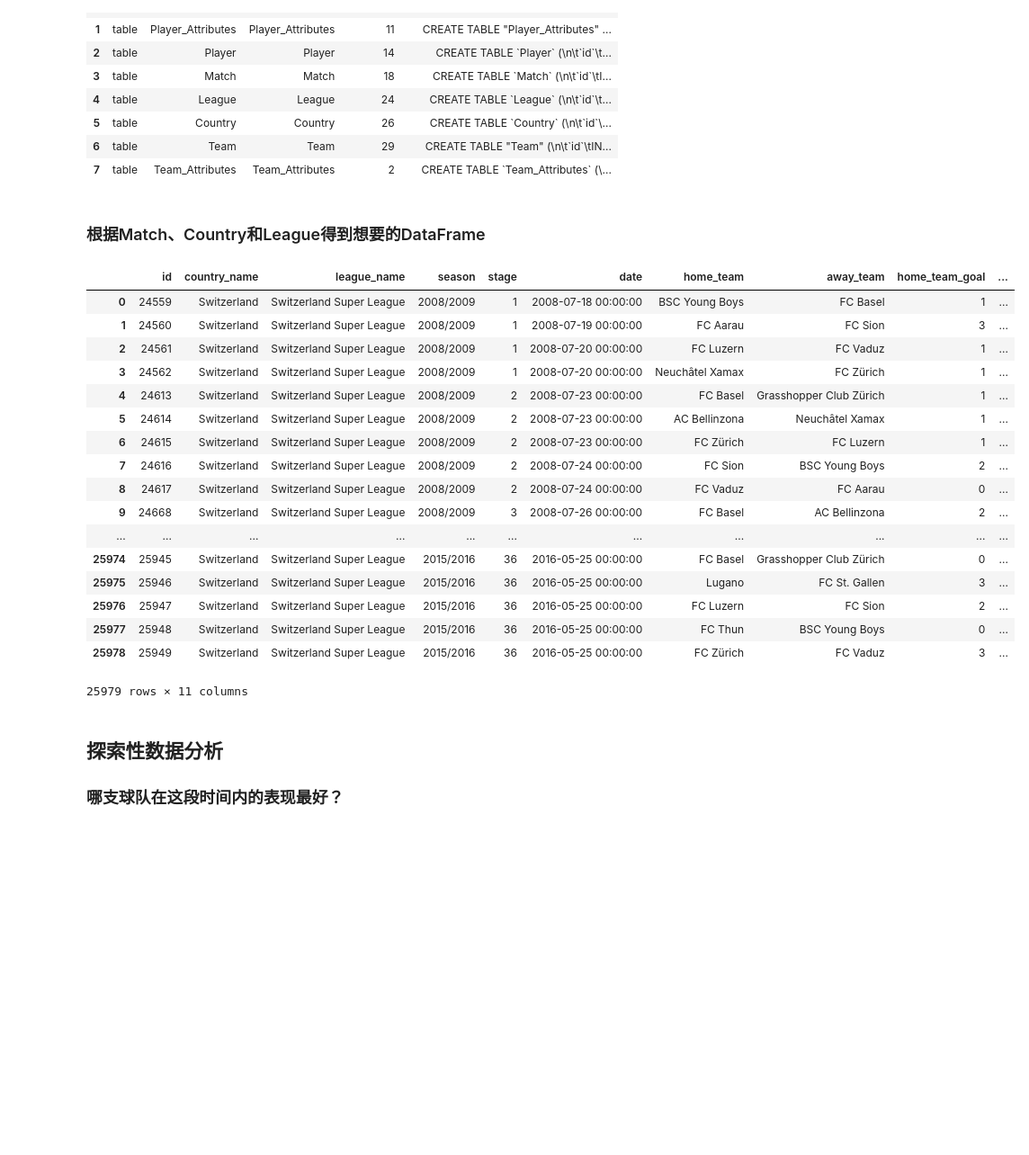
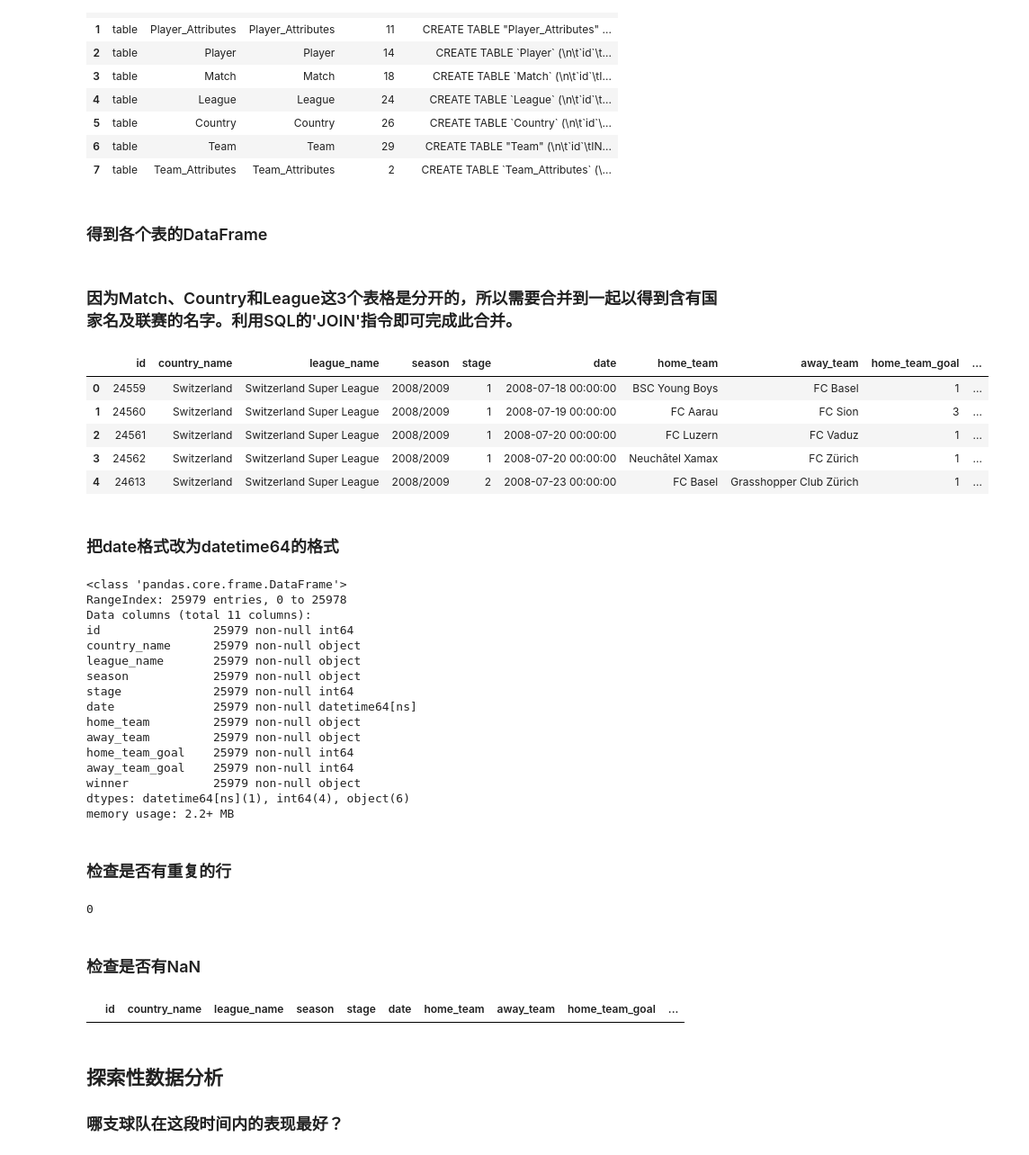
Before and after one commit to lixianyu/europe_soccer_investigate, a Jupyter notebook: europe_soccer.ipynb, the cells around one changed output. Shown: that part at 90% size. Cells and saved outputs as stored; diff of their text form; code cells hidden in the pictures; blank space fills up the shorter version.

```diff
--- a/europe_soccer.ipynb
+++ b/europe_soccer.ipynb
@@ -52,6 +49,8 @@ tables
 | 5 | table | Country | Country | 26 | CREATE TABLE `Country` (\n\t`id`\... |
 | 6 | table | Team | Team | 29 | CREATE TABLE "Team" (\n\t`id`\tIN... |
 | 7 | table | Team_Attributes | Team_Attributes | 2 | CREATE TABLE `Team_Attributes` (\... |
+# %% [markdown]
+### 得到各个表的DataFrame
 # %%
 # 得到DataFrame
 countries = pd.read_sql("""SELECT *
@@ -73,48 +72,39 @@ team_attributes = pd.read_sql("""SELECT *
 pd.set_option('max_rows', 300)
 pd.set_option('max_columns', 120)
 pd.set_option('max_colwidth',1500)
-# %% [markdown]
-
-### 根据Match、Country和League得到想要的DataFrame
+# %% [markdown]
+
+### 因为Match、Country和League这3个表格是分开的，所以需要合并到一起以得到含有国家名及联赛的名字。利用SQL的'JOIN'指令即可完成此合并。
 # %%
 detailed_matches = pd.read_sql("""SELECT Match.id,
                                         Country.name AS country_name,
                                         League.name AS league_name,
                                         season,
                                         stage,
                                         date,
                                         HT.team_long_name AS  home_team,
                                         AT.team_long_name AS away_team,
                                         home_team_goal,
                                         away_team_goal,
                                         CASE WHEN home_team_goal > away_team_goal THEN HT.team_long_name
                                              WHEN home_team_goal = away_team_goal THEN 'all_win'
                                              ELSE AT.team_long_name END AS winner
                                 FROM Match
                                 JOIN Country on Country.id = Match.country_id
                                 JOIN League on League.id = Match.league_id
                                 LEFT JOIN Team AS HT on HT.team_api_id = Match.home_team_api_id
                                 LEFT JOIN Team AS AT on AT.team_api_id = Match.away_team_api_id
 
                                 ORDER by date
                                 ;""", conn)
-detailed_matches
+# detailed_matches.tail()
+detailed_matches.head()
 # %% [output]
 |  | id | country_name | league_name | season | stage | date | home_team | away_team | home_team_goal | ... |
 | 0 | 24559 | Switzerland | Switzerland Super League | 2008/2009 | 1 | 2008-07-18 00:00:00 | BSC Young Boys | FC Basel | 1 | ... |
 | 1 | 24560 | Switzerland | Switzerland Super League | 2008/2009 | 1 | 2008-07-19 00:00:00 | FC Aarau | FC Sion | 3 | ... |
 | 2 | 24561 | Switzerland | Switzerland Super League | 2008/2009 | 1 | 2008-07-20 00:00:00 | FC Luzern | FC Vaduz | 1 | ... |
 | 3 | 24562 | Switzerland | Switzerland Super League | 2008/2009 | 1 | 2008-07-20 00:00:00 | Neuchâtel Xamax | FC Zürich | 1 | ... |
 | 4 | 24613 | Switzerland | Switzerland Super League | 2008/2009 | 2 | 2008-07-23 00:00:00 | FC Basel | Grasshopper Club Zürich | 1 | ... |
-| 5 | 24614 | Switzerland | Switzerland Super League | 2008/2009 | 2 | 2008-07-23 00:00:00 | AC Bellinzona | Neuchâtel Xamax | 1 | ... |
-| 6 | 24615 | Switzerland | Switzerland Super League | 2008/2009 | 2 | 2008-07-23 00:00:00 | FC Zürich | FC Luzern | 1 | ... |
-| 7 | 24616 | Switzerland | Switzerland Super League | 2008/2009 | 2 | 2008-07-24 00:00:00 | FC Sion | BSC Young Boys | 2 | ... |
-| 8 | 24617 | Switzerland | Switzerland Super League | 2008/2009 | 2 | 2008-07-24 00:00:00 | FC Vaduz | FC Aarau | 0 | ... |
-| 9 | 24668 | Switzerland | Switzerland Super League | 2008/2009 | 3 | 2008-07-26 00:00:00 | FC Basel | AC Bellinzona | 2 | ... |
-| ... | ... | ... | ... | ... | ... | ... | ... | ... | ... | ... |
-| 25974 | 25945 | Switzerland | Switzerland Super League | 2015/2016 | 36 | 2016-05-25 00:00:00 | FC Basel | Grasshopper Club Zürich | 0 | ... |
-| 25975 | 25946 | Switzerland | Switzerland Super League | 2015/2016 | 36 | 2016-05-25 00:00:00 | Lugano | FC St. Gallen | 3 | ... |
-| 25976 | 25947 | Switzerland | Switzerland Super League | 2015/2016 | 36 | 2016-05-25 00:00:00 | FC Luzern | FC Sion | 2 | ... |
-| 25977 | 25948 | Switzerland | Switzerland Super League | 2015/2016 | 36 | 2016-05-25 00:00:00 | FC Thun | BSC Young Boys | 0 | ... |
-| 25978 | 25949 | Switzerland | Switzerland Super League | 2015/2016 | 36 | 2016-05-25 00:00:00 | FC Zürich | FC Vaduz | 3 | ... |
-25979 rows × 11 columns
+# %% [markdown]
+### 把date格式改为datetime64的格式
@@ -121,3 +113,34 @@ detailed_matches
+# %%
+detailed_matches.info()
+# %% [output]
+<class 'pandas.core.frame.DataFrame'>
+RangeIndex: 25979 entries, 0 to 25978
+Data columns (total 11 columns):
+id                25979 non-null int64
+country_name      25979 non-null object
+league_name       25979 non-null object
+season            25979 non-null object
+stage             25979 non-null int64
+date              25979 non-null datetime64[ns]
+home_team         25979 non-null object
+away_team         25979 non-null object
+home_team_goal    25979 non-null int64
+away_team_goal    25979 non-null int64
+winner            25979 non-null object
+dtypes: datetime64[ns](1), int64(4), object(6)
+memory usage: 2.2+ MB
+# %% [markdown]
+### 检查是否有重复的行
+# %%
+sum(detailed_matches.duplicated())
+# %% [output]
+0
+# %% [markdown]
+### 检查是否有NaN
+# %%
+detailed_matches[detailed_matches.home_team_goal.isna()]
+# %% [output]
+|  | id | country_name | league_name | season | stage | date | home_team | away_team | home_team_goal | ... |
 # %% [markdown]
 <a id='eda'></a>
 ## 探索性数据分析
```
Also changed, not shown: parts of 38 cells of this notebook, 1 other file.
